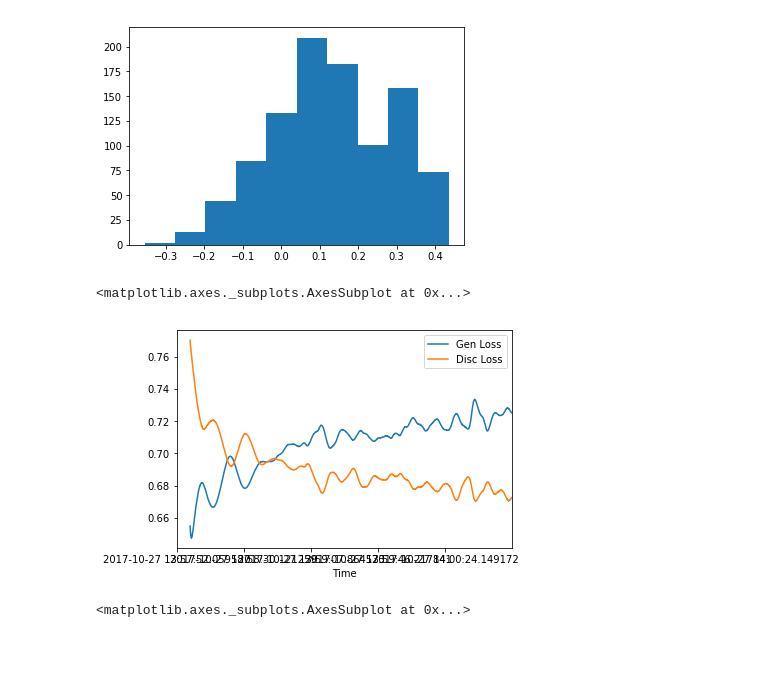
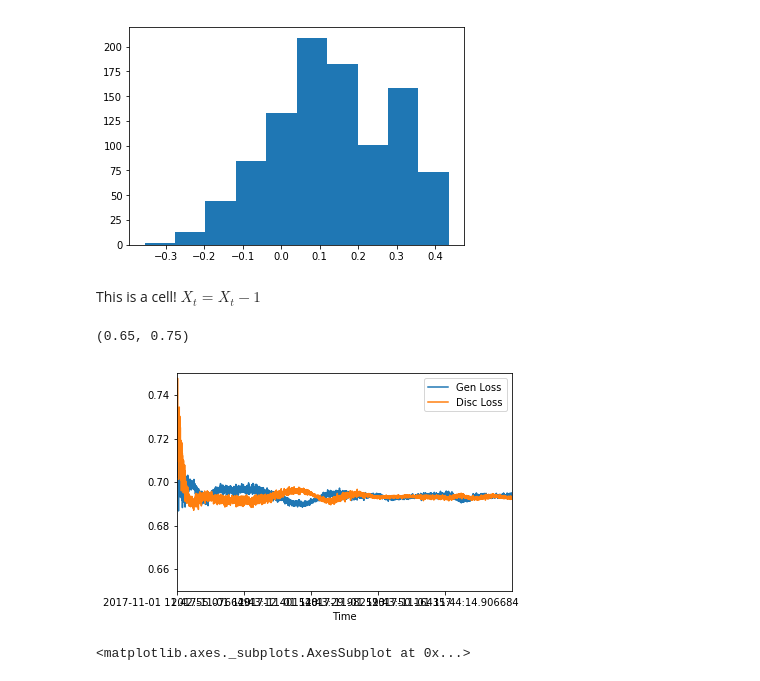
Before and after one commit to djgagne/lorenz_gan, a Jupyter notebook: notebooks/lorenz_gan_eval.ipynb, the cells around one changed output. Saved outputs shown, nothing was run; the diff lists cells and outputs as text; code cells hidden in the pictures; blank space fills up the shorter version.

```diff
--- a/notebooks/lorenz_gan_eval.ipynb
+++ b/notebooks/lorenz_gan_eval.ipynb
@@ -110,13 +116,17 @@ plt.hist(patches.mean(axis=1))
          0.43564314]),
  <a list of 10 Patch objects>)
 [figure]
+# %% [markdown]
+This is a cell!
+$X_t=X_t -1$
 # %%
-gan_loss = pd.read_csv("../exp/gan_loss_history_0000.csv", index_col="Time")
+gan_loss = pd.read_csv("../exp_mean/gan_loss_history_0000.csv", index_col="Time")
 # %%
-gan_loss[["Gen Loss", "Disc Loss"]].rolling(1000).mean().plot()
+gan_loss[["Gen Loss", "Disc Loss"]].rolling(10).mean().plot()
+plt.ylim(0.65, 0.75)
 # %% [output]
-<matplotlib.axes._subplots.AxesSubplot at 0x...>
+(0.65, 0.75)
-[figure, old version]
+[figure, new version]
 # %%
 gan_loss[["Gen accuracy", "Disc accuracy"]].rolling(1000).mean().plot()
 # %% [output]
```
Also changed, not shown: parts of 18 cells of this notebook, 4 other files.
